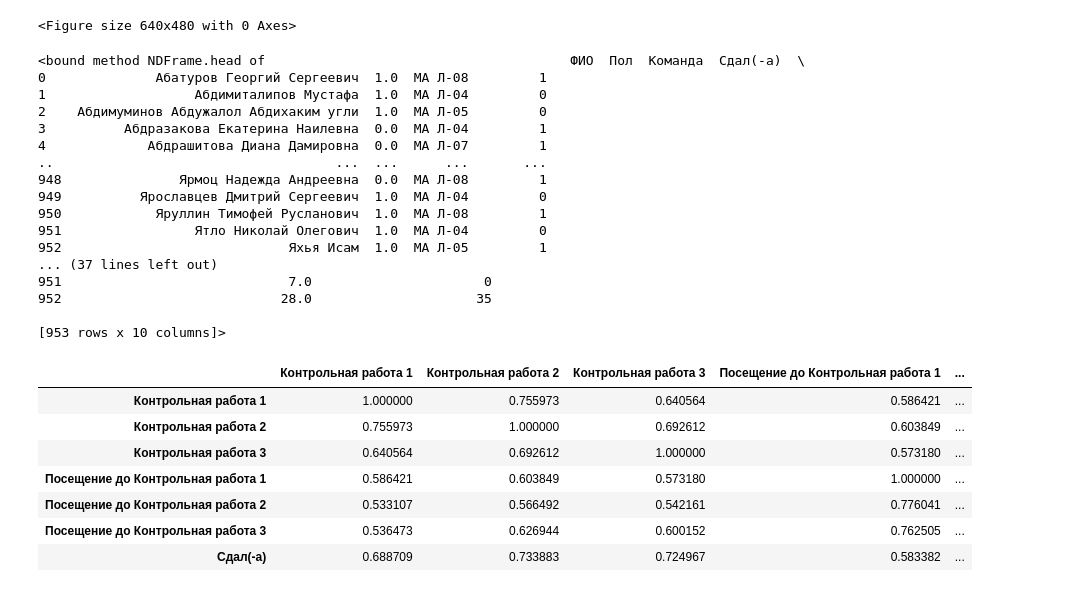
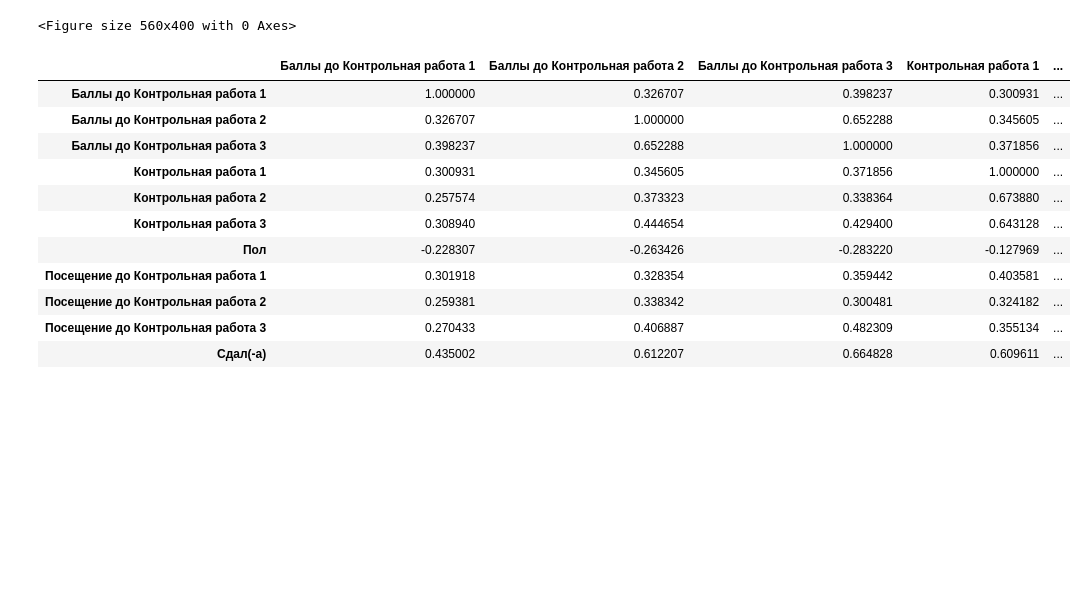
Before and after one commit to KokonTrol/VKR, a Jupyter notebook: visualisation.ipynb, the cells around one changed output. Drawn from its saved outputs; the diff is of its cells as text; code cells hidden in the pictures; blank space fills up the shorter version.

Commit message:
change prediction error, add new methods, add gender to result model, add deleting anomaly

```diff
--- a/visualisation.ipynb
+++ b/visualisation.ipynb
@@ -9,47 +9,32 @@ import matplotlib.pyplot as plt
 # %%
 from matplotlib.pyplot import figure
 
-figure(figsize=(8, 6), dpi=80)
+figure(figsize=(7, 5), dpi=80)
 
 import tkinter.filedialog as tkFileDialog
 def open_file():
     return tkFileDialog.askopenfilename( title='Выберите файл:')
 # %% [output]
-<Figure size 640x480 with 0 Axes>
+<Figure size 560x400 with 0 Axes>
 # %%
 data = pd.read_csv(open_file(), delimiter=";", encoding='cp1251', decimal=",") #delimiter=";",
-data.head
-# %% [output]
-<bound method NDFrame.head of                                       ФИО  Пол  Команда  Сдал(-а)  \
-0              Абатуров Георгий Сергеевич  1.0  МА Л-08         1
-1                   Абдимиталипов Мустафа  1.0  МА Л-04         0
-2    Абдимуминов Абдужалол Абдихаким угли  1.0  МА Л-05         0
-3          Абдразакова Екатерина Наилевна  0.0  МА Л-04         1
-4             Абдрашитова Диана Дамировна  0.0  МА Л-07         1
-..                                    ...  ...      ...       ...
-948               Ярмоц Надежда Андреевна  0.0  МА Л-08         1
-949          Ярославцев Дмитрий Сергеевич  1.0  МА Л-04         0
-950            Яруллин Тимофей Русланович  1.0  МА Л-08         1
-951                 Ятло Николай Олегович  1.0  МА Л-04         0
-952                             Яхья Исам  1.0  МА Л-05         1
-... (37 lines left out)
-951                             7.0                      0
-952                            28.0                     35
-
-[953 rows x 10 columns]>
 # %%
-corr = data[data.columns.difference(["Направление"])].corr()
+corr = data[data.columns.difference(["Команда", "ФИО", "Баллы"])].corr()
 corr.style.background_gradient(cmap='coolwarm')
 # print(corr)
 # %% [output]
-|  | Контрольная работа 1 | Контрольная работа 2 | Контрольная работа 3 | Посещение до Контрольная работа 1 | ... |
-| Контрольная работа 1 | 1.000000 | 0.755973 | 0.640564 | 0.586421 | ... |
-| Контрольная работа 2 | 0.755973 | 1.000000 | 0.692612 | 0.603849 | ... |
-| Контрольная работа 3 | 0.640564 | 0.692612 | 1.000000 | 0.573180 | ... |
-| Посещение до Контрольная работа 1 | 0.586421 | 0.603849 | 0.573180 | 1.000000 | ... |
-| Посещение до Контрольная работа 2 | 0.533107 | 0.566492 | 0.542161 | 0.776041 | ... |
-| Посещение до Контрольная работа 3 | 0.536473 | 0.626944 | 0.600152 | 0.762505 | ... |
-| Сдал(-а) | 0.688709 | 0.733883 | 0.724967 | 0.583382 | ... |
+|  | Баллы до Контрольная работа 1 | Баллы до Контрольная работа 2 | Баллы до Контрольная работа 3 | Контрольная работа 1 | ... |
+| Баллы до Контрольная работа 1 | 1.000000 | 0.326707 | 0.398237 | 0.300931 | ... |
+| Баллы до Контрольная работа 2 | 0.326707 | 1.000000 | 0.652288 | 0.345605 | ... |
+| Баллы до Контрольная работа 3 | 0.398237 | 0.652288 | 1.000000 | 0.371856 | ... |
+| Контрольная работа 1 | 0.300931 | 0.345605 | 0.371856 | 1.000000 | ... |
+| Контрольная работа 2 | 0.257574 | 0.373323 | 0.338364 | 0.673880 | ... |
+| Контрольная работа 3 | 0.308940 | 0.444654 | 0.429400 | 0.643128 | ... |
+| Пол | -0.228307 | -0.263426 | -0.283220 | -0.127969 | ... |
+| Посещение до Контрольная работа 1 | 0.301918 | 0.328354 | 0.359442 | 0.403581 | ... |
+| Посещение до Контрольная работа 2 | 0.259381 | 0.338342 | 0.300481 | 0.324182 | ... |
+| Посещение до Контрольная работа 3 | 0.270433 | 0.406887 | 0.482309 | 0.355134 | ... |
+| Сдал(-а) | 0.435002 | 0.612207 | 0.664828 | 0.609611 | ... |
 # %%
 corr = data[data.columns.difference(['ФИО', "Команда"])].corr()
 corr.style.background_gradient(cmap='coolwarm')
```
Also changed, not shown: 9 other files.
